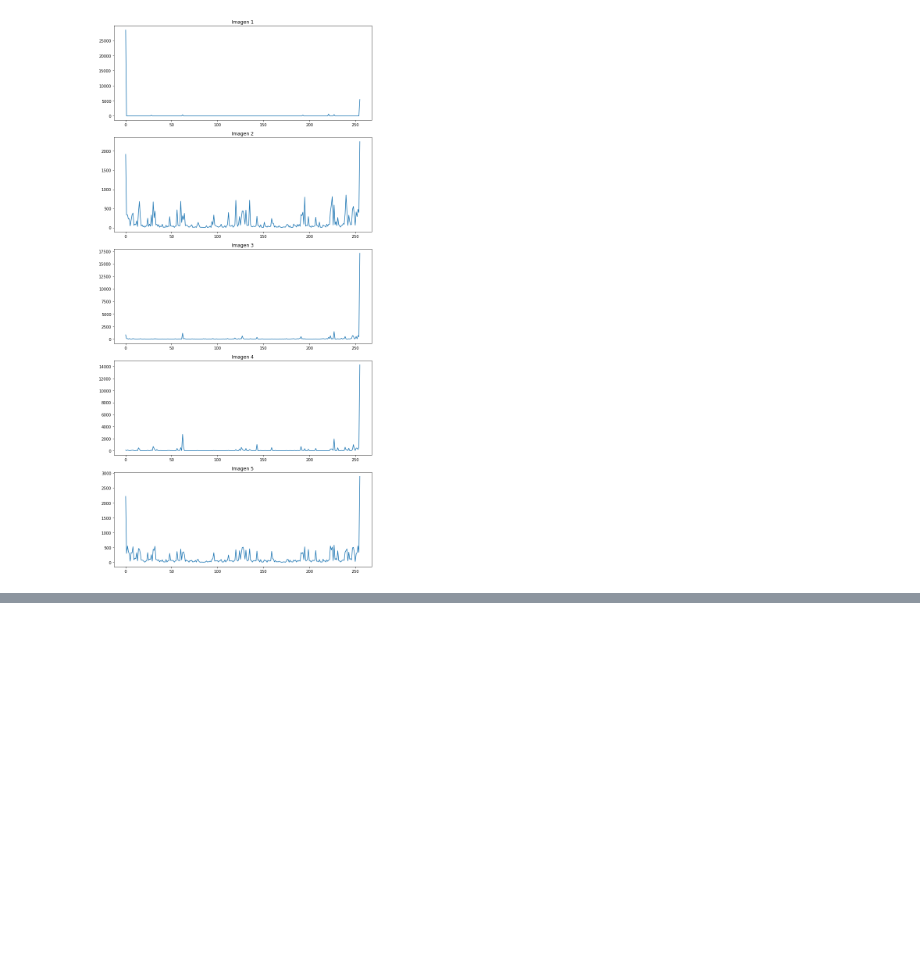
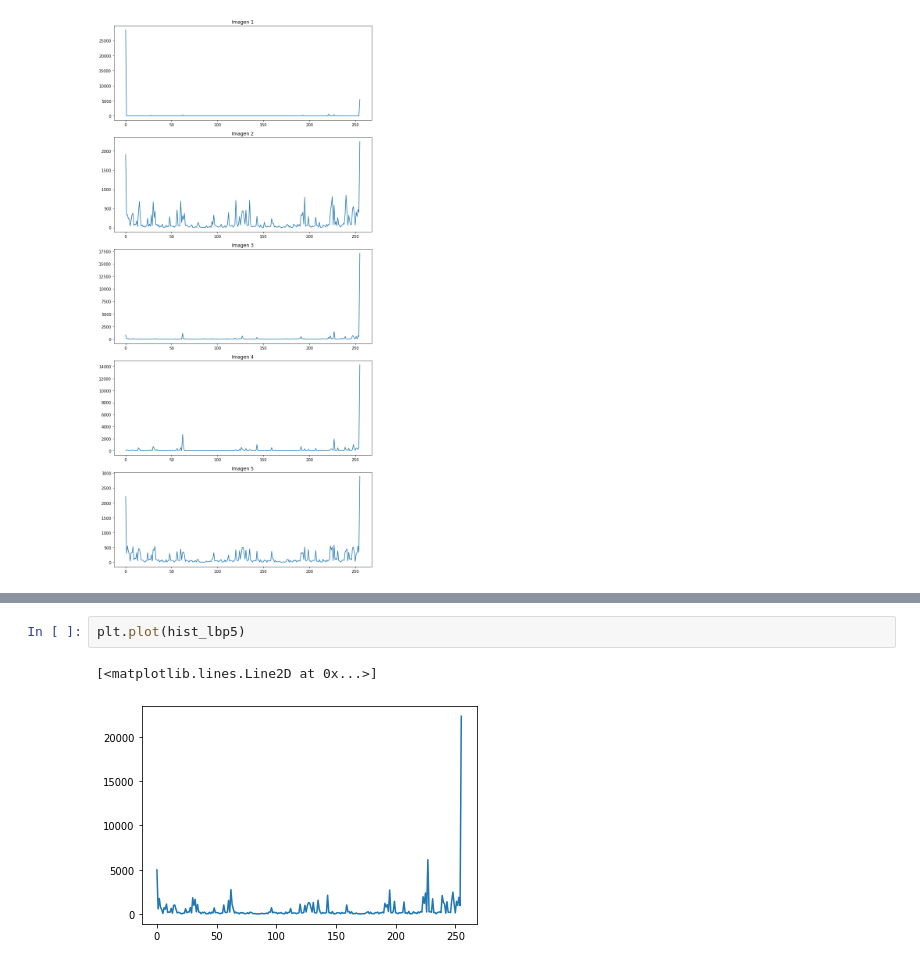
Before and after one commit to Minombreesana/vision_por_computadora_I, a Jupyter notebook: TP_4 LBP.ipynb, the cells around one changed output, grey strips where cells are left out. Drawn from its saved outputs; the diff is of its cells as text; blank space fills up the shorter version.

```diff
--- a/TP_4 LBP.ipynb
+++ b/TP_4 LBP.ipynb
@@ -216,0 +246,5 @@ fig.tight_layout()
+# %%
+plt.plot(hist_lbp5)
+# %% [output]
+[<matplotlib.lines.Line2D at 0x...>]
+[figure, added]
```
Also changed, not shown: parts of 4 cells of this notebook, 3 other files.
